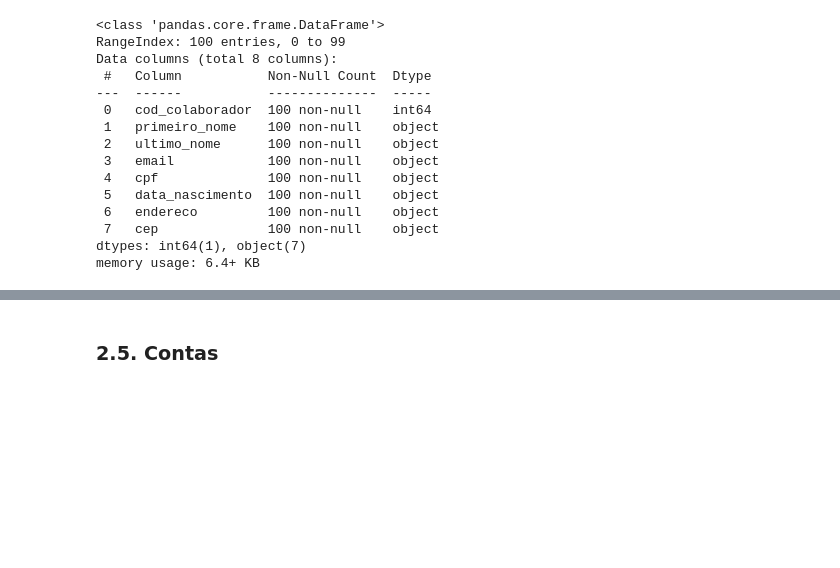
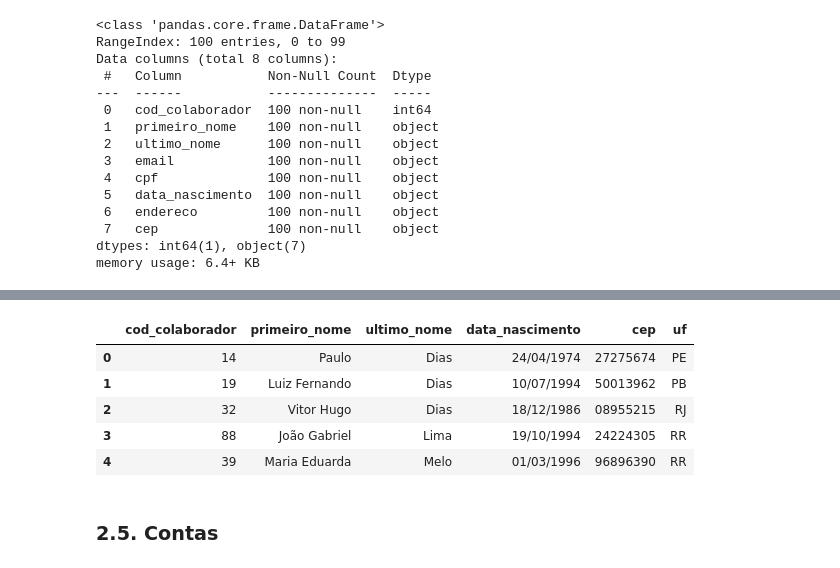
Before and after one commit to caiombribeiro/lighthouse_estudo, a Jupyter notebook: consulta_planilhas.IPYNB, the cells around one changed output, grey strips where cells are left out. Drawn from its saved outputs; the diff is of its cells as text; code cells hidden in the pictures; blank space fills up the shorter version.

```diff
--- a/consulta_planilhas.IPYNB
+++ b/consulta_planilhas.IPYNB
@@ -290,6 +312,17 @@ colaboradores_df.head(5)
 | 2 | 32 | Vitor Hugo | Dias | aragaonicolas@example.net | 936.172.548-37 | 18/12/1986 | Área Sophie Moreira Maria Virgíni... | 08955215 | ... |
 | 3 | 88 | João Gabriel | Lima | luiz-otaviorezende@example.org | 967.082.451-67 | 19/10/1994 | Trevo Murilo Ramos, 92 São Benedi... | 24224305 | ... |
 | 4 | 39 | Maria Eduarda | Melo | joao-pedro72@example.com | 857.496.210-49 | 01/03/1996 | Parque de Moura, 65 Granja Wernec... | 96896390 | ... |
+# %%
+# Separação das colunas de interesse
+colaboradores_df = colaboradores_df[["cod_colaborador","primeiro_nome","ultimo_nome","data_nascimento","cep","uf"]]
+colaboradores_df.head(5)
+# %% [output]
+|  | cod_colaborador | primeiro_nome | ultimo_nome | data_nascimento | cep | uf |
+| 0 | 14 | Paulo | Dias | 24/04/1974 | 27275674 | PE |
+| 1 | 19 | Luiz Fernando | Dias | 10/07/1994 | 50013962 | PB |
+| 2 | 32 | Vitor Hugo | Dias | 18/12/1986 | 08955215 | RJ |
+| 3 | 88 | João Gabriel | Lima | 19/10/1994 | 24224305 | RR |
+| 4 | 39 | Maria Eduarda | Melo | 01/03/1996 | 96896390 | RR |
 # %%
 # Exportação do arquivo em formato Excel
 colaboradores_df.to_excel("./excel/colaboradores.xlsx",index=False)
```
Also changed, not shown: parts of 2 cells of this notebook, 10 other files.
